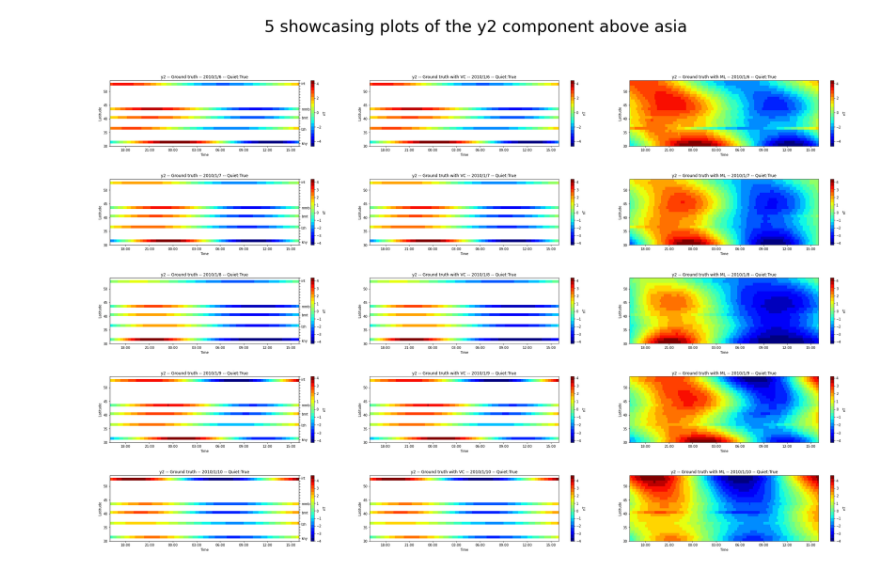
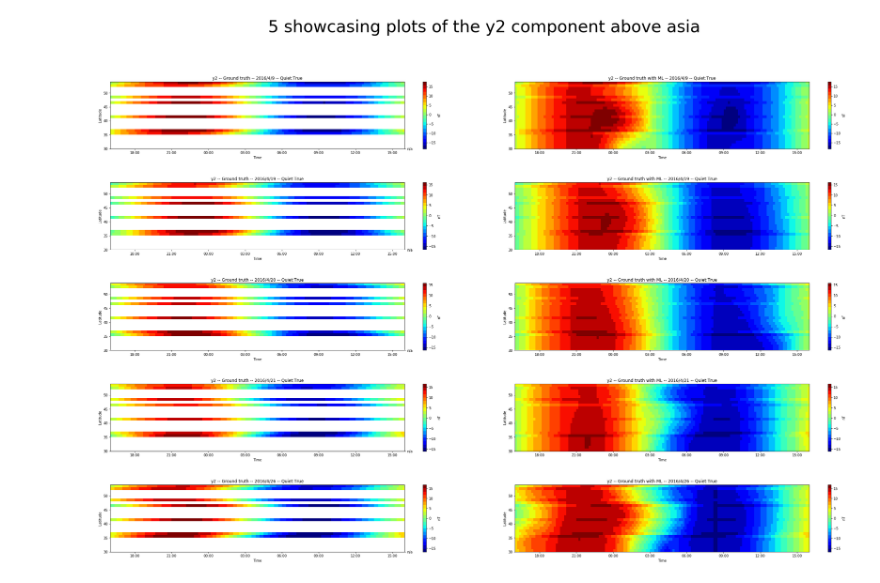
Before and after one commit to Pierre-LaurentC/Generative_Adversarial_Network, a Jupyter notebook: DisplayDataset.ipynb, the cells around one changed output. Saved outputs shown, nothing was run; the diff lists cells and outputs as text; code cells hidden in the pictures.

```diff
--- a/DisplayDataset.ipynb
+++ b/DisplayDataset.ipynb
@@ -27,32 +27,32 @@ def DisplayGraphWithInfos(array, infos, title, axs, axy, axn, fig):
     clb=fig.colorbar(sm, ax=axs[axy][axn])
     clb.set_label("nT")
 # %%
-epoch = 5
+epoch = 0
 localFileName = "../TrainingDataset/x_train/"
 localFileNameASIA = "../TrainingDataset/Asia/x_train/"
 localFileNameAmerica = "../TrainingDataset/America/Dataset/"
 mountFileName = '../../Bureau/IRAP_mount/TrainingDataset/x_train/'
 numberOfPlots = 5
+numberOfColumns = 2
 trainingArray = np.array([])
-fig, axs = plt.subplots(numberOfPlots,3, figsize=(25, 10), facecolor='w', edgecolor='k')
+fig, axs = plt.subplots(numberOfPlots,numberOfColumns, figsize=(25, 10), facecolor='w', edgecolor='k')
 fig.subplots_adjust(hspace = .5, wspace=.1)
 
-axs = axs.ravel().reshape(numberOfPlots,3)
+axs = axs.ravel().reshape(numberOfPlots,numberOfColumns)
 fig.set_size_inches(40,numberOfPlots*5)
 
 for i in range(numberOfPlots):
     trainingArray = np.load('{}y2_{}.npy'.format(localFileNameASIA, epoch+i), allow_pickle=True, encoding="latin1")
-    DisplayGraphWithInfos(trainingArray[3], trainingArray[2], "Ground truth", axs, i, 0, fig)
-    DisplayGraphWithInfos(trainingArray[0], trainingArray[2], "Ground truth with VC", axs, i, 1, fig)
-    DisplayGraphWithInfos(trainingArray[1], trainingArray[2], "Ground truth with ML", axs, i, 2, fig)
+    DisplayGraphWithInfos(trainingArray[0], trainingArray[2], "Ground truth", axs, i, 0, fig)
+    DisplayGraphWithInfos(trainingArray[1], trainingArray[2], "Ground truth with ML", axs, i, 1, fig)
 
 if trainingArray[2][11][0] != 'custom':
-    fig.suptitle('{} showcasing plots of the {} component above {}'.format(numberOfPlots, trainingArray[2][9], trainingArray[2][11][0]), fontsize=48)
+    fig.suptitle('{} showcasing plots of the {} component above {}'.format(numberOfPlots, trainingArray[2][9], trainingArray[2][11]), fontsize=48)
     fig.show()
-    fig.savefig("DisplayDataset_{}.png".format(trainingArray[2][11][0]))
+    fig.savefig("DisplayDataset_{}.png".format(trainingArray[2][11]))
 else:
-    fig.suptitle('{} showcasing plots of the {} component above {}'.format(numberOfPlots, trainingArray[2][9], trainingArray[2][11][1]), fontsize=48)
+    fig.suptitle('{} showcasing plots of the {} component above {}'.format(numberOfPlots, trainingArray[2][9], trainingArray[2][11]), fontsize=48)
     fig.show()
-    fig.savefig("DisplayDataset_{}.png".format(trainingArray[2][11][1]))
+    fig.savefig("DisplayDataset_{}.png".format(trainingArray[2][11]))
 # %% [output]
-[figure, old version]
+[figure, new version]
```
Also changed, not shown: 7 other files.
